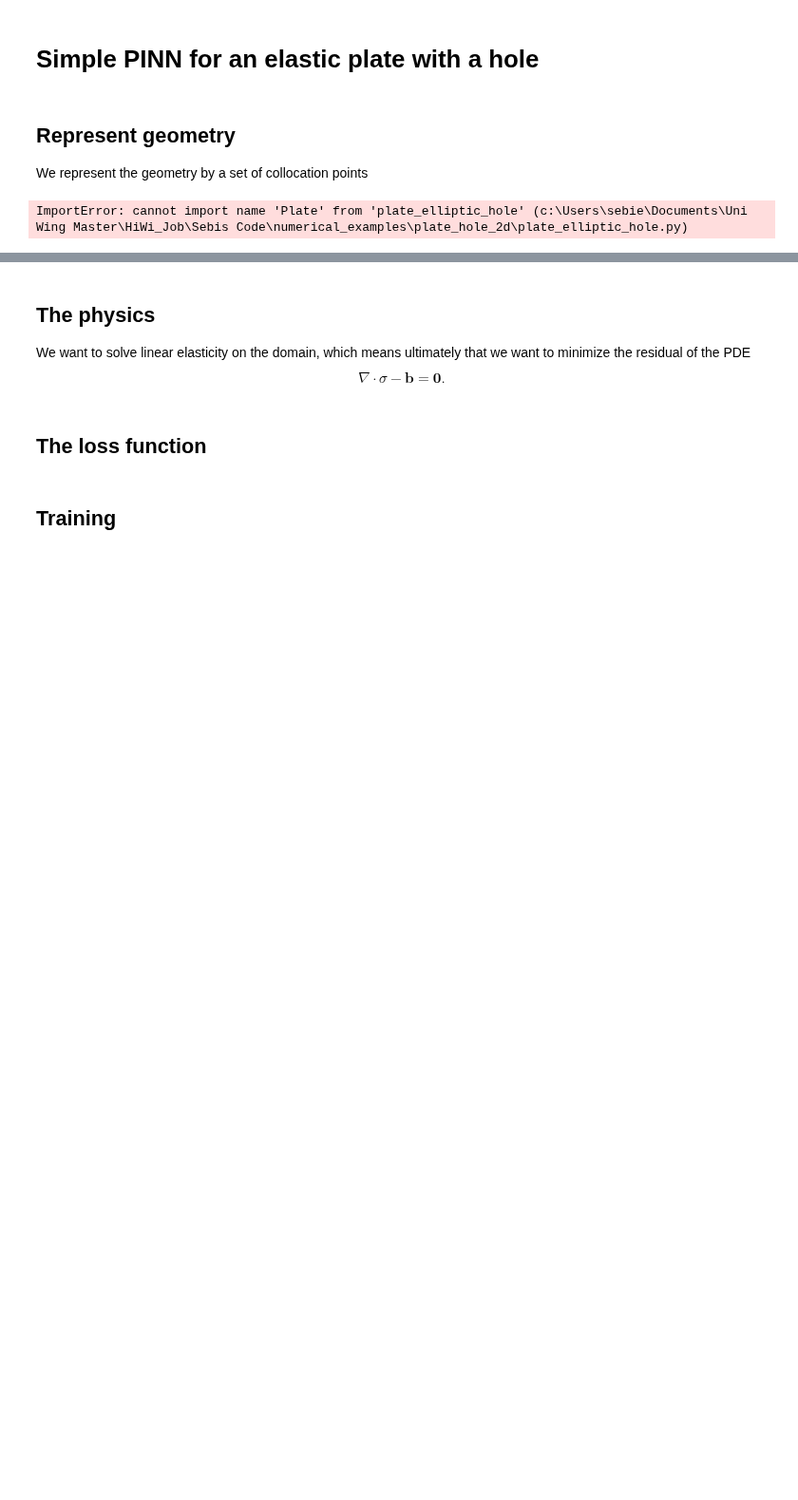
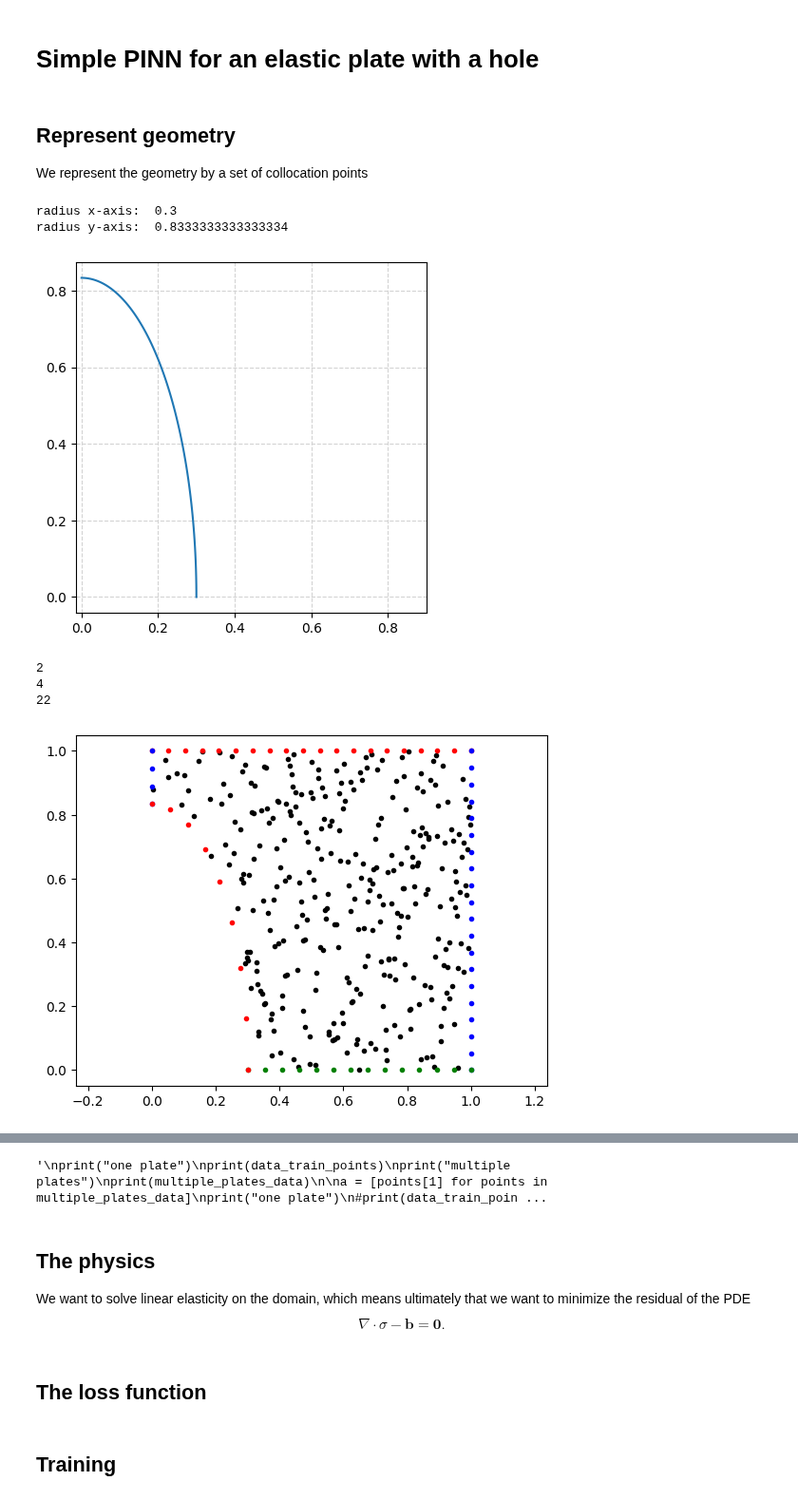
Before and after one commit to meyer-nils/numerical_examples, a Jupyter notebook: plate_hole_2d/ElliCHANGEDtorch.ipynb, the cells around one changed output, grey strips where cells are left out. Shown at 95% size. Saved outputs shown, nothing was run; the diff lists cells and outputs as text; code cells hidden in the pictures; blank space fills up the shorter version.

Commit message:
WIP multiple plates generate data points

```diff
--- a/plate_hole_2d/ElliCHANGEDtorch.ipynb
+++ b/plate_hole_2d/ElliCHANGEDtorch.ipynb
@@ -7,33 +7,86 @@ We represent the geometry by a set of collocation points
 # %%
 import torch
 import numpy as np
 from scipy.stats import qmc
 import matplotlib.pyplot as plt
 import random
 from math import pi, ceil
 from plate_elliptic_hole import Plate
 
 # Applied strain at right boundary
 EPS0 = 0.1
 # Applied body force field
 B0 = 0.0
 # Lame constants
 MU = 1
 LBD = 2
 
 Re_x = 0.3 #radius on the x-axis of the ellipse
 SuAr= 0.25*pi   #surface area of the eclipse (= equal to SuAr of a circle with R=0.5)
 L = 1 #length of plate #info: muss noch gefixt werden -> momentan bei 1 lassen
 N = 20 #number of collocation Point in x-axis direction
+P = 2 #number of plates in dataset
 NN = ceil(N * (L-Re_x)/L) #number of collocation Point in both direction
 
 
-p1 = Plate(Re_x, SuAr, L, N)
-Re_xnew, Re_ynew = p1.create_ellipse(Re_x,SuAr, L)
-p1.plot_quarter_elli(Re_xnew, Re_ynew)
-data_train_points = p1.generate_dataset(Re_xnew, Re_ynew, L, N)
-data_test_points = p1.generate_dataset_test(Re_xnew, Re_ynew, L, N)
-p1.plot_plate_with_hole(*data_train_points)
-p1.plot_plate_with_hole(*data_test_points)
+def generate_multiple_plates2(iteration):
+    data_points = []
+    for i in range(iteration):
+        p1 = Plate(Re_x, SuAr, L, N)
+        data_one_plate = p1.generate_dataset(Re_xnew, Re_ynew, L, N)
+        dict_plate_points =  {"x_collo": data_one_plate[0][0], "y_collo": data_one_plate[0][1], "x_top": data_one_plate[1][0],
+                        "y_top":data_one_plate[1][1], "x_right":data_one_plate[1][2], "y_right":data_one_plate[1][3],
+                          "x_left":data_one_plate[1][4], "y_left":data_one_plate[1][5], "x_bottom":data_one_plate[1][6],
+                            "y_bottom":data_one_plate[1][7], "x_hole":data_one_plate[1][8],
+                            "y_hole":data_one_plate[1][9], "n_hole":data_one_plate[1][10]}
+        #p1.plot_plate_with_hole(*data_one_plate)
+        data_points.append(dict_plate_points)
+        print(data_points)
+    return data_points
+
+def generate_multiple_plates(iteration):
+    data_points = []
+    for i in range(iteration):
+        p1 = Plate(Re_x, SuAr, L, N)
+        data_one_plate = p1.generate_dataset(Re_xnew, Re_ynew, L, N)
+        #p1.plot_plate_with_hole(*data_one_plate)
+        data_points.append(data_one_plate)
+    return data_points
+
+
+p2 = Plate(Re_x, SuAr, L, N)
+Re_xnew, Re_ynew = p2.create_ellipse(Re_x,SuAr, L)
+p2.plot_quarter_elli(Re_xnew, Re_ynew)
+data_train_points = p2.generate_dataset(Re_xnew, Re_ynew, L, N)
+data_test_points = p2.generate_dataset_test(Re_xnew, Re_ynew, L, N)
+multiple_plates_data = generate_multiple_plates(P)
+print(len(multiple_plates_data))
+collo_points = [subpoints for points in multiple_plates_data for subpoints in points[0]]
+boundary_points = [subpoints for points in multiple_plates_data for subpoints in points[1]]
+
+
+print(len(collo_points))
+print(len(boundary_points))
+p2.plot_plate_with_hole(*data_train_points)
+p2.plot_plate_with_hole(*data_test_points)
+"""
+print("one plate")
+print(data_train_points)
+print("multiple plates")
+print(multiple_plates_data)
+
+a = [points[1] for points in multiple_plates_data]
+print("one plate")
+#print(data_train_points)
+print("multiple plates")
+collo_points = [points[:2] for points in multiple_plates_data]
+boundary_points = [points for points in multiple_plates_data]
+"""
 # %% [output]
-ImportError: cannot import name 'Plate' from 'plate_elliptic_hole' (c:\Users\sebie\Documents\Uni Wing Master\HiWi_Job\Sebis Code\numerical_examples\plate_hole_2d\plate_elliptic_hole.py)
+radius x-axis:  0.3
+radius y-axis:  0.8333333333333334
+[figure, added]
+2
+4
+22
+[figure, added]
@@ -40,3 +94,4 @@ ImportError: cannot import name 'Plate' from 'plate_elliptic_hole' (c:\Users\seb
+'\nprint("one plate")\nprint(data_train_points)\nprint("multiple plates")\nprint(multiple_plates_data)\n\na = [points[1] for points in multiple_plates_data]\nprint("one plate")\n#print(data_train_poin ...
 # %%
 class Net(torch.nn.Module):
     def __init__(self):
```
Also changed, not shown: parts of 3 cells of this notebook, 1 other file.
